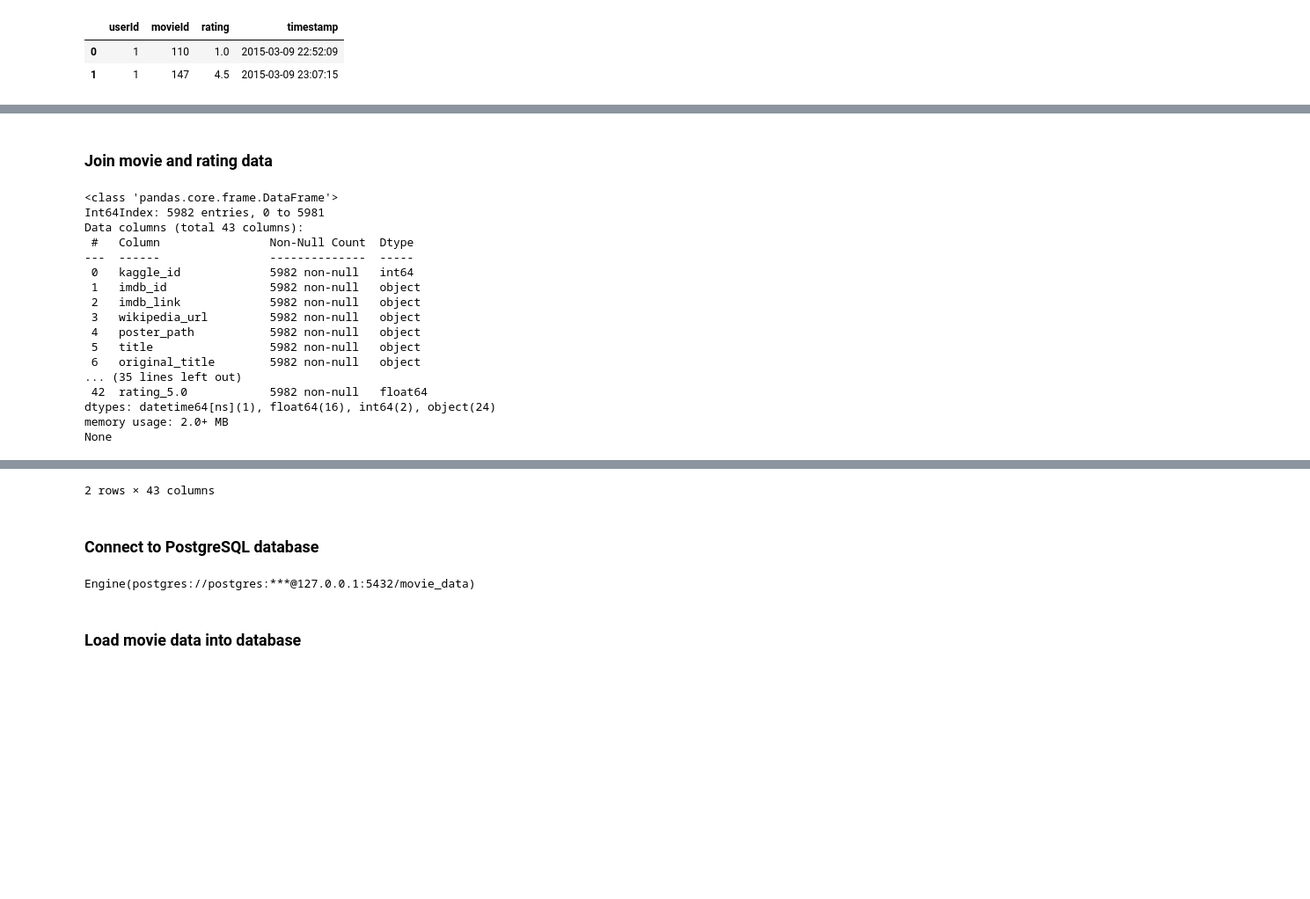
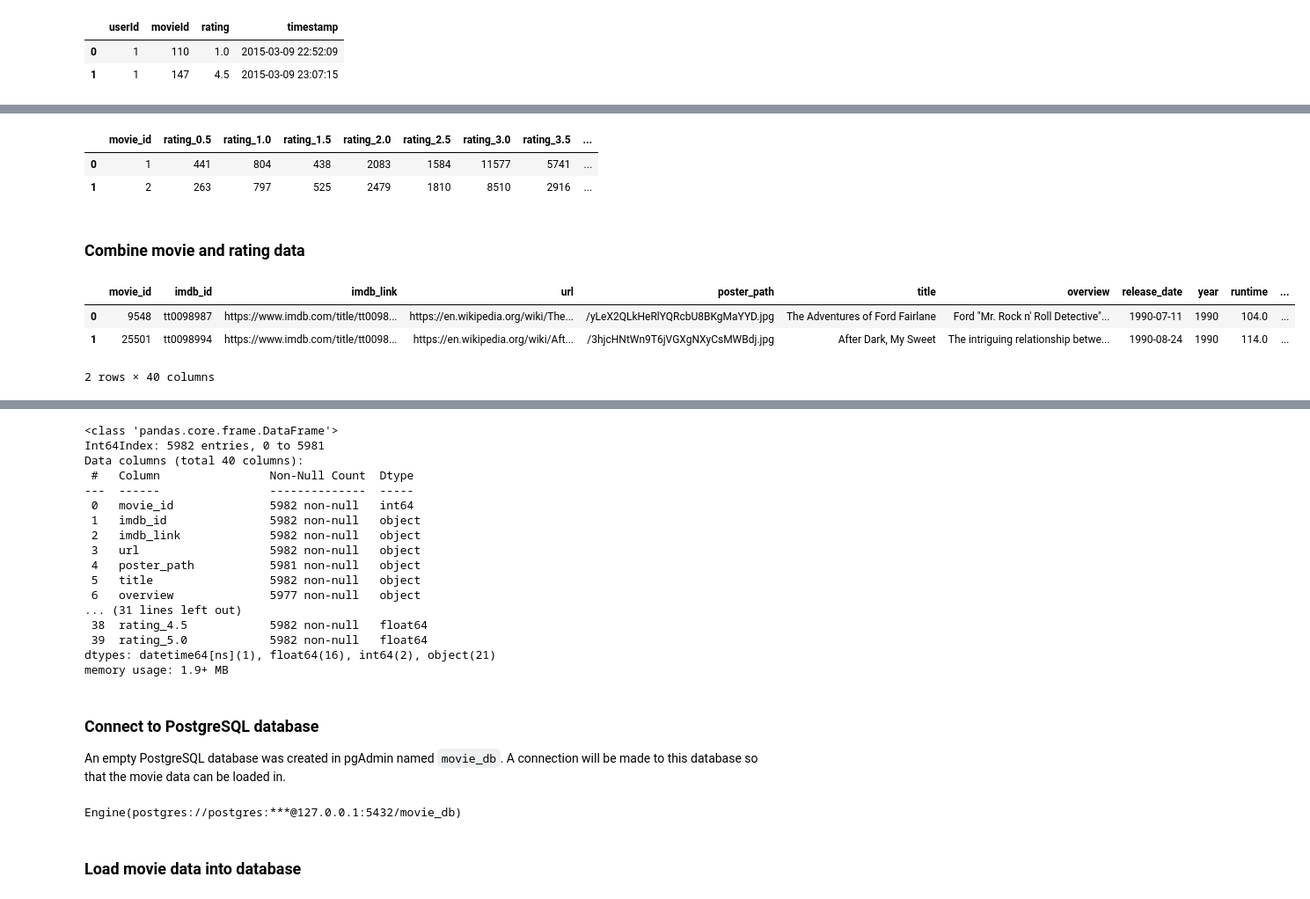
Before and after one commit to tri-bui/sandbox-dbs, a Jupyter notebook: movie-etl/notebooks/3-load.ipynb, the cells around one changed output, grey strips where cells are left out. Shown at 88% size. Saved outputs shown, nothing was run; the diff lists cells and outputs as text; code cells hidden in the pictures; blank space fills up the shorter version.

```diff
--- a/movie-etl/notebooks/3-load.ipynb
+++ b/movie-etl/notebooks/3-load.ipynb
@@ -100,24 +101,19 @@ ratings_pivot_df.head(2)
+# %%
+# Add prefix to column names
+ratings_count_df.columns = ['movie_id'] + ['rating_' + str(rating) for rating in ratings_count_df.columns[1:]]
+ratings_count_df.head(2)
+# %% [output]
+|  | movie_id | rating_0.5 | rating_1.0 | rating_1.5 | rating_2.0 | rating_2.5 | rating_3.0 | rating_3.5 | ... |
+| 0 | 1 | 441 | 804 | 438 | 2083 | 1584 | 11577 | 5741 | ... |
+| 1 | 2 | 263 | 797 | 525 | 2479 | 1810 | 8510 | 2916 | ... |
 # %% [markdown]
-### Join movie and rating data
+### Combine movie and rating data
 # %%
-df = pd.merge(movies_df, ratings_pivot_df, on='kaggle_id', how='left').fillna(0)
-print(df.info())
+# Merge aggregate rating data with movie data
+df = pd.merge(movies_df, ratings_count_df, on='movie_id', how='left')
 df.head(2)
 # %% [output]
+|  | movie_id | imdb_id | imdb_link | url | poster_path | title | overview | release_date | year | runtime | ... |
+| 0 | 9548 | tt0098987 | https://www.imdb.com/title/tt0098... | https://en.wikipedia.org/wiki/The... | /yLeX2QLkHeRlYQRcbU8BKgMaYYD.jpg | The Adventures of Ford Fairlane | Ford "Mr. Rock n' Roll Detective"... | 1990-07-11 | 1990 | 104.0 | ... |
+| 1 | 25501 | tt0098994 | https://www.imdb.com/title/tt0098... | https://en.wikipedia.org/wiki/Aft... | /3hjcHNtWn9T6jVGXgNXyCsMWBdj.jpg | After Dark, My Sweet | The intriguing relationship betwe... | 1990-08-24 | 1990 | 114.0 | ... |
-<class 'pandas.core.frame.DataFrame'>
-Int64Index: 5982 entries, 0 to 5981
-Data columns (total 43 columns):
- #   Column                Non-Null Count  Dtype
----  ------                --------------  -----
- 0   kaggle_id             5982 non-null   int64
- 1   imdb_id               5982 non-null   object
- 2   imdb_link             5982 non-null   object
- 3   wikipedia_url         5982 non-null   object
- 4   poster_path           5982 non-null   object
- 5   title                 5982 non-null   object
- 6   original_title        5982 non-null   object
-... (35 lines left out)
- 42  rating_5.0            5982 non-null   float64
-dtypes: datetime64[ns](1), float64(16), int64(2), object(24)
-memory usage: 2.0+ MB
-None
+2 rows × 40 columns
@@ -127,15 +120,39 @@ None
-2 rows × 43 columns
-# %% [markdown]
-### Connect to PostgreSQL database
+# %%
+# Fill missing rating counts with 0
+for col in df.columns[-10:]:
+    df[col].fillna(0, inplace=True)
+df.info()
+# %% [output]
+<class 'pandas.core.frame.DataFrame'>
+Int64Index: 5982 entries, 0 to 5981
+Data columns (total 40 columns):
+ #   Column                Non-Null Count  Dtype
+---  ------                --------------  -----
+ 0   movie_id              5982 non-null   int64
+ 1   imdb_id               5982 non-null   object
+ 2   imdb_link             5982 non-null   object
+ 3   url                   5982 non-null   object
+ 4   poster_path           5981 non-null   object
+ 5   title                 5982 non-null   object
+ 6   overview              5977 non-null   object
+... (31 lines left out)
+ 38  rating_4.5            5982 non-null   float64
+ 39  rating_5.0            5982 non-null   float64
+dtypes: datetime64[ns](1), float64(16), int64(2), object(21)
+memory usage: 1.9+ MB
+# %% [markdown]
+### Connect to PostgreSQL database
+
+An empty PostgreSQL database was created in pgAdmin named `movie_db`. A connection will be made to this database so that the movie data can be loaded in.
 # %%
 # Connection string format: "postgres://[user]:[password]@[location]:[port]/[database]"
-db_string = f'postgres://postgres:{config.DB_PW}@127.0.0.1:5432/movie_data'
+db_string = f'postgres://postgres:{PSQL_PW}@127.0.0.1:5432/movie_db'
 
 # Create engine
 engine = create_engine(db_string)
 engine
 # %% [output]
-Engine(postgres://postgres:***@127.0.0.1:5432/movie_data)
+Engine(postgres://postgres:***@127.0.0.1:5432/movie_db)
 # %% [markdown]
 ### Load movie data into database
 # %%
```
Also changed, not shown: parts of 15 cells of this notebook, 3 other files.
